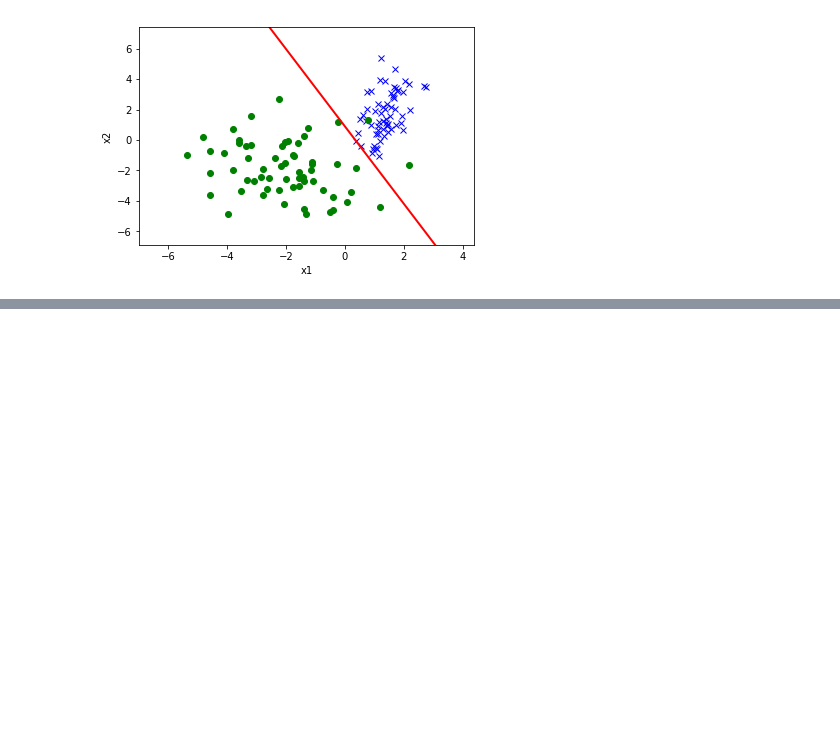
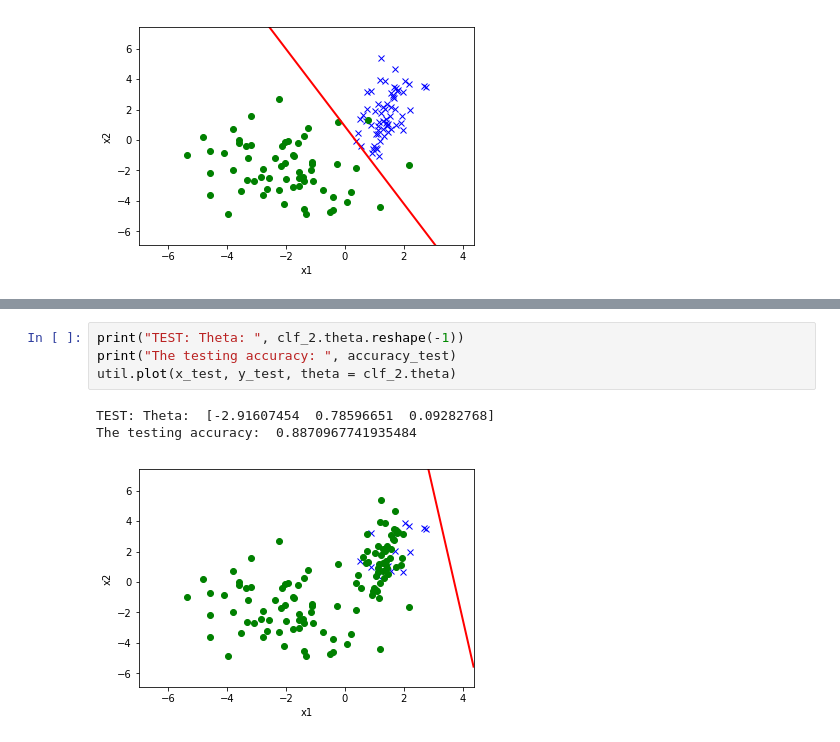
Before and after one commit to anhnt02hp/CS229-Fall2018-FullCourse, a Jupyter notebook: Full_Problem_Set_Solution/PS1/exercise_2.ipynb, the cells around one changed output, grey strips where cells are left out. Cells and saved outputs as stored; diff of their text form; blank space fills up the shorter version.

```diff
--- a/Full_Problem_Set_Solution/PS1/exercise_2.ipynb
+++ b/Full_Problem_Set_Solution/PS1/exercise_2.ipynb
@@ -159,0 +222,8 @@ Validation Accuracy:  0.9838709677419355
+# %%
+print("TEST: Theta: ", clf_2.theta.reshape(-1))
+print("The testing accuracy: ", accuracy_test)
+util.plot(x_test, y_test, theta = clf_2.theta)
+# %% [output]
+TEST: Theta:  [-2.91607454  0.78596651  0.09282768]
+The testing accuracy:  0.8870967741935484
+[figure, added]
```
Also changed, not shown: parts of 15 cells of this notebook.
